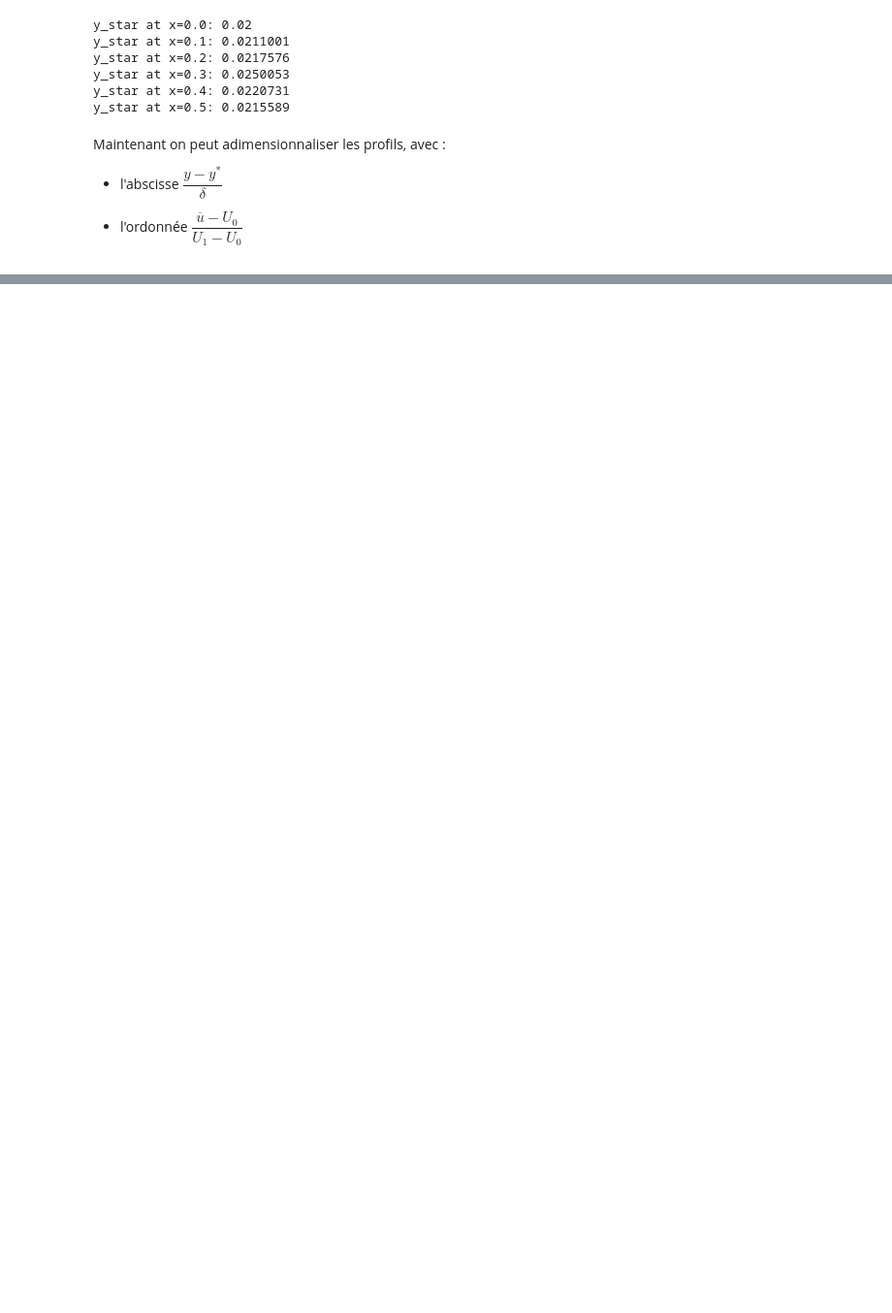
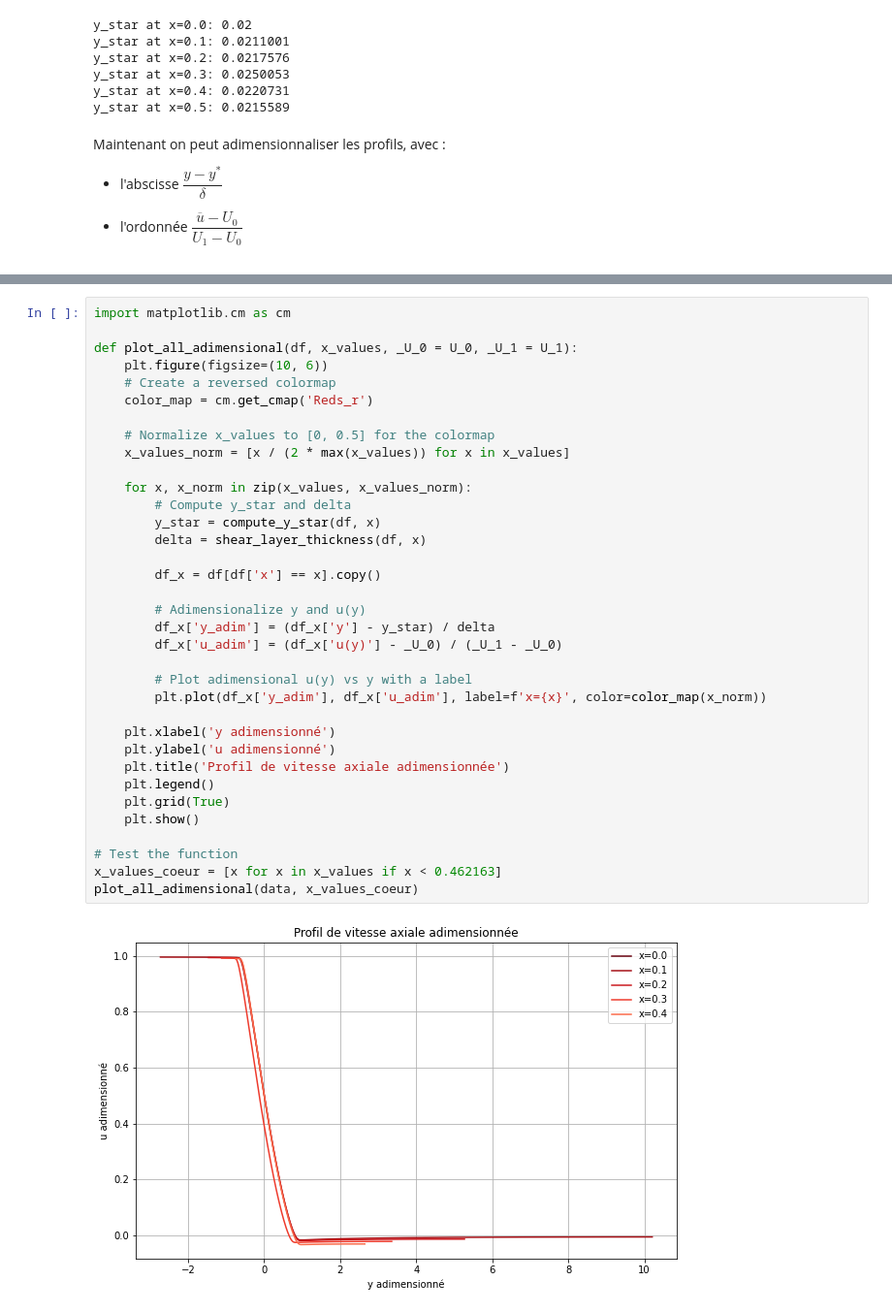
Before and after one commit to mboissiere/turbulence, a Jupyter notebook: main.ipynb, the cells around one changed output, grey strips where cells are left out. Shown: that part at 97% size. Cells and saved outputs as stored; diff of their text form; blank space fills up the shorter version.

```diff
--- a/main.ipynb
+++ b/main.ipynb
@@ -117,0 +196,37 @@ Maintenant on peut adimensionnaliser les profils, avec :
+# %%
+import matplotlib.cm as cm
+
+def plot_all_adimensional(df, x_values, _U_0 = U_0, _U_1 = U_1):
+    plt.figure(figsize=(10, 6))
+    # Create a reversed colormap
+    color_map = cm.get_cmap('Reds_r')
+
+    # Normalize x_values to [0, 0.5] for the colormap
+    x_values_norm = [x / (2 * max(x_values)) for x in x_values]
+
+    for x, x_norm in zip(x_values, x_values_norm):
+        # Compute y_star and delta
+        y_star = compute_y_star(df, x)
+        delta = shear_layer_thickness(df, x)
+
+        df_x = df[df['x'] == x].copy()
+
+        # Adimensionalize y and u(y)
+        df_x['y_adim'] = (df_x['y'] - y_star) / delta
+        df_x['u_adim'] = (df_x['u(y)'] - _U_0) / (_U_1 - _U_0)
+
+        # Plot adimensional u(y) vs y with a label
+        plt.plot(df_x['y_adim'], df_x['u_adim'], label=f'x={x}', color=color_map(x_norm))
+
+    plt.xlabel('y adimensionné')
+    plt.ylabel('u adimensionné')
+    plt.title('Profil de vitesse axiale adimensionnée')
+    plt.legend()
+    plt.grid(True)
+    plt.show()
+
+# Test the function
+x_values_coeur = [x for x in x_values if x < 0.462163]
+plot_all_adimensional(data, x_values_coeur)
+# %% [output]
+[figure, added]
```
Also changed, not shown: parts of 6 cells of this notebook.
